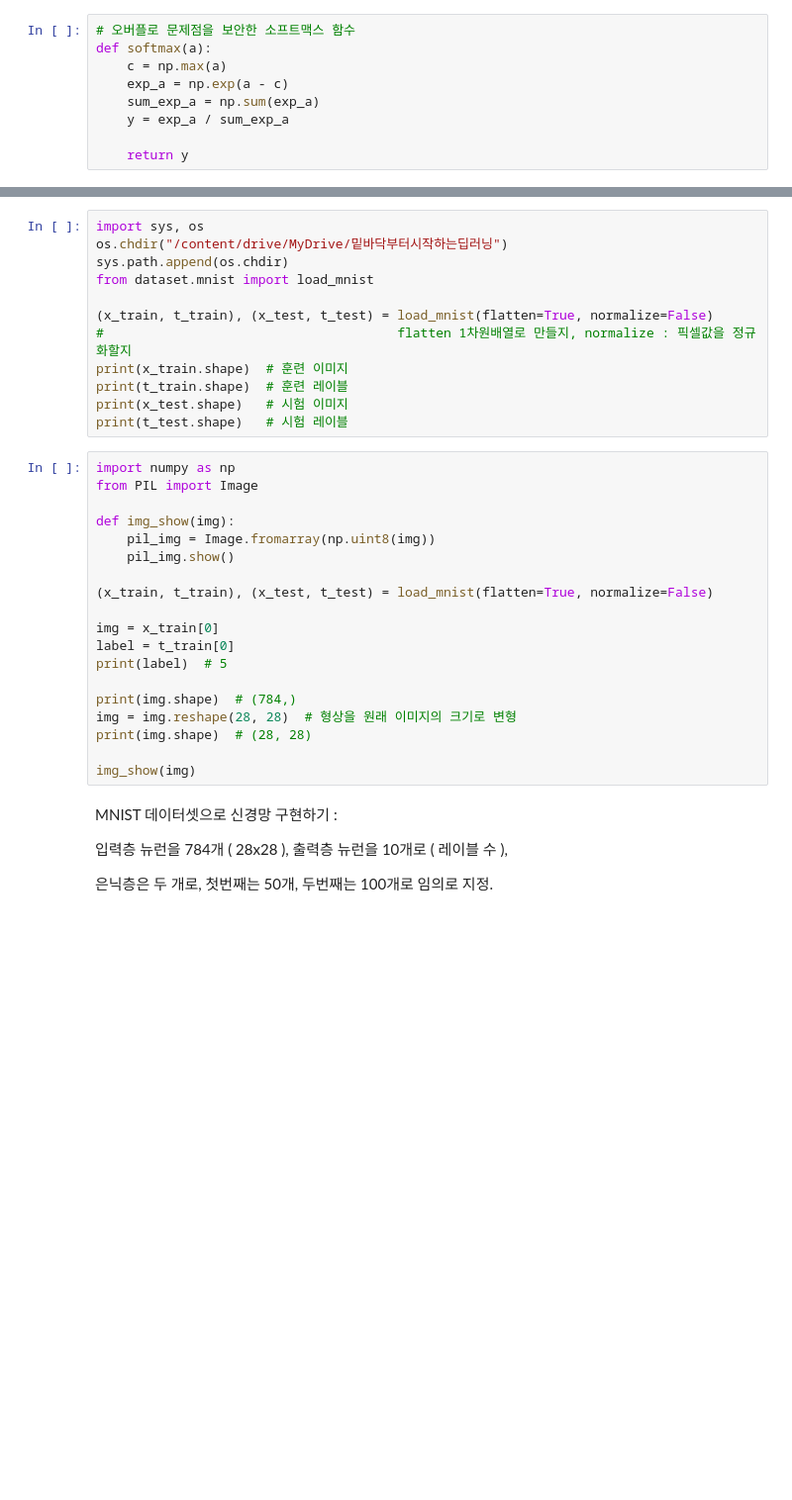
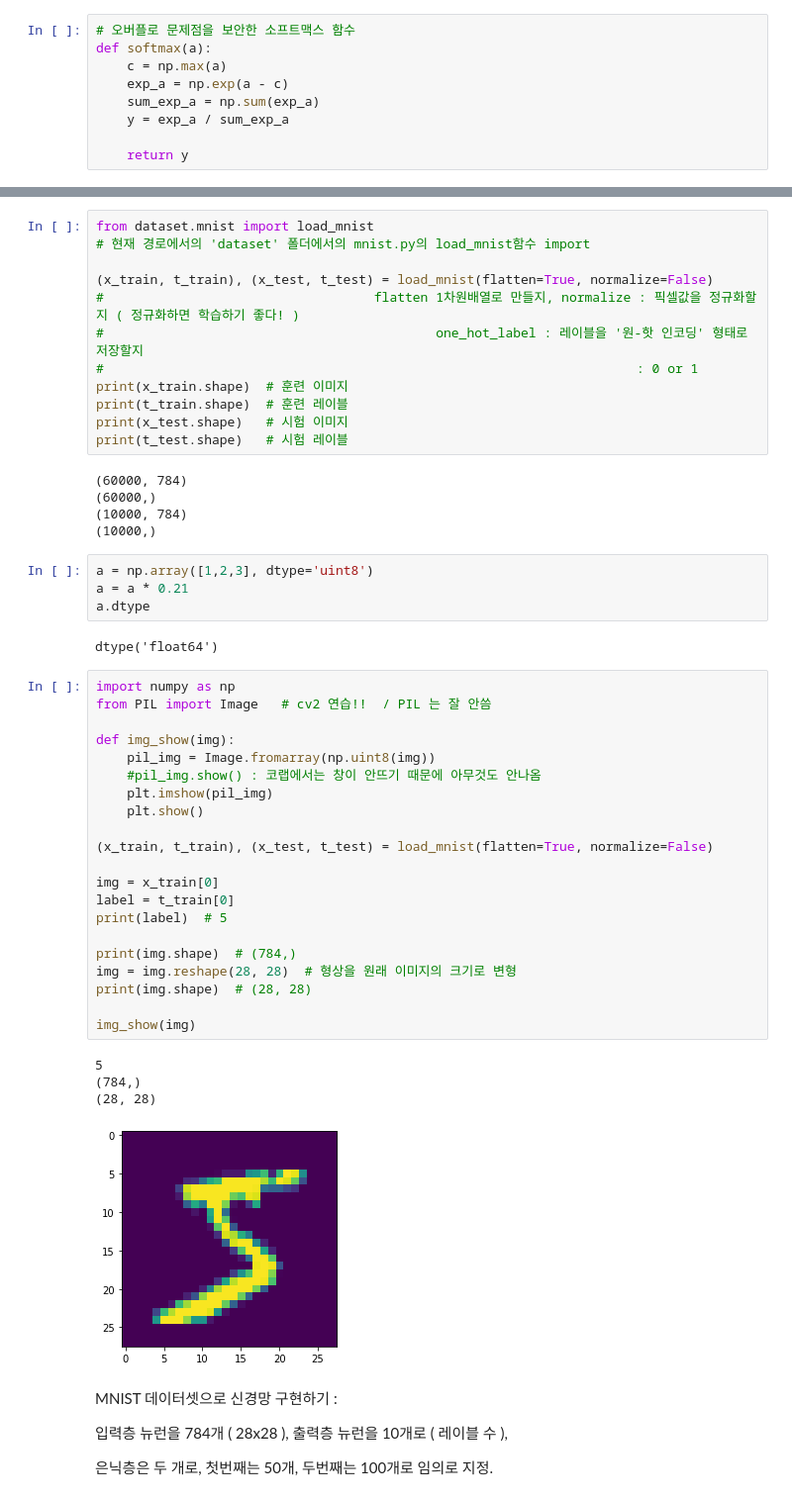
Before and after one commit to hyeon1263/BigAI, a Jupyter notebook: 밑바닥부터 시작하는 딥러닝/Chapter03.ipynb, the cells around one changed output, grey strips where cells are left out. Shown: that part at 99% size. Saved outputs shown, nothing was run; the diff lists cells and outputs as text; blank space fills up the shorter version.

```diff
--- a/밑바닥부터 시작하는 딥러닝/Chapter03.ipynb
+++ b/밑바닥부터 시작하는 딥러닝/Chapter03.ipynb
@@ -294,34 +388,52 @@ MNIST 데이터셋 : 손글씨 숫자 이미지 집합
 # %%
-import sys, os
-os.chdir("/content/drive/MyDrive/밑바닥부터시작하는딥러닝")
-sys.path.append(os.chdir)
 from dataset.mnist import load_mnist
+# 현재 경로에서의 'dataset' 폴더에서의 mnist.py의 load_mnist함수 import
 
 (x_train, t_train), (x_test, t_test) = load_mnist(flatten=True, normalize=False)
-#                                      flatten 1차원배열로 만들지, normalize : 픽셀값을 정규화할지
+#                                   flatten 1차원배열로 만들지, normalize : 픽셀값을 정규화할지 ( 정규화하면 학습하기 좋다! )
+#                                           one_hot_label : 레이블을 '원-핫 인코딩' 형태로 저장할지
+#                                                                     : 0 or 1
 print(x_train.shape)  # 훈련 이미지
 print(t_train.shape)  # 훈련 레이블
 print(x_test.shape)   # 시험 이미지
 print(t_test.shape)   # 시험 레이블
+# %% [output]
+(60000, 784)
+(60000,)
+(10000, 784)
+(10000,)
+# %%
+a = np.array([1,2,3], dtype='uint8')
+a = a * 0.21
+a.dtype
+# %% [output]
+dtype('float64')
 # %%
 import numpy as np
-from PIL import Image
+from PIL import Image   # cv2 연습!!  / PIL 는 잘 안씀
 
 def img_show(img):
     pil_img = Image.fromarray(np.uint8(img))
-    pil_img.show()
+    #pil_img.show() : 코랩에서는 창이 안뜨기 때문에 아무것도 안나옴
+    plt.imshow(pil_img)
+    plt.show()
 
 (x_train, t_train), (x_test, t_test) = load_mnist(flatten=True, normalize=False)
 
 img = x_train[0]
 label = t_train[0]
 print(label)  # 5
 
 print(img.shape)  # (784,)
 img = img.reshape(28, 28)  # 형상을 원래 이미지의 크기로 변형
 print(img.shape)  # (28, 28)
 
 img_show(img)
+# %% [output]
+5
+(784,)
+(28, 28)
+[figure, added]
 # %% [markdown]
 MNIST 데이터셋으로 신경망 구현하기 :
 
```
Also changed, not shown: parts of 31 cells of this notebook.
